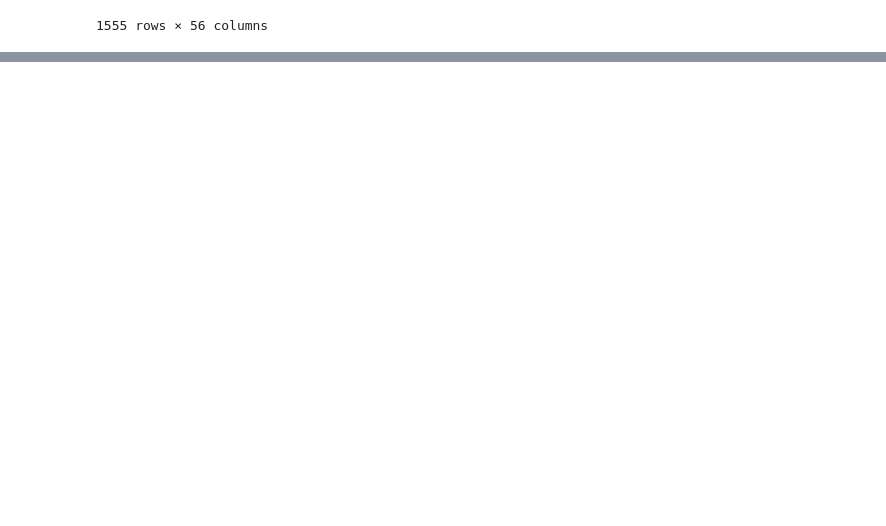
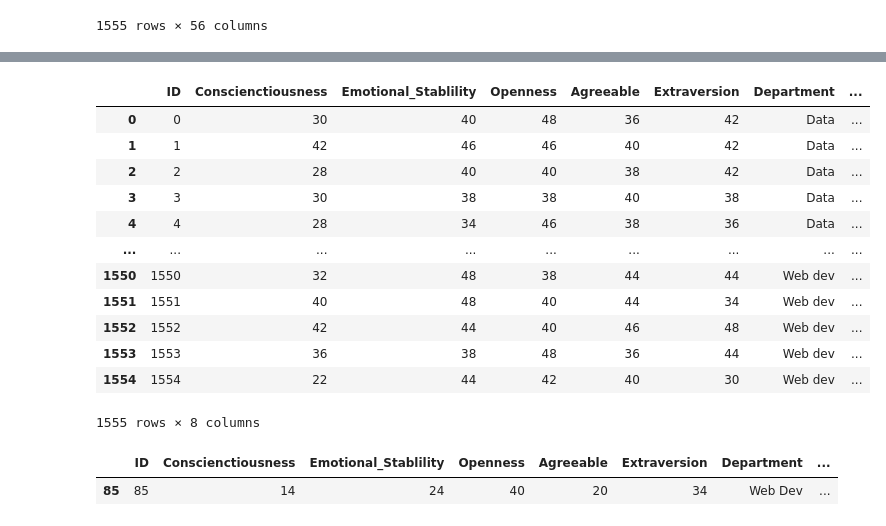
Before and after one commit to YoungerCode/data_wrangling, a Jupyter notebook: data_wrangling_ori.ipynb, the cells around one changed output, grey strips where cells are left out. Drawn from its saved outputs; the diff is of its cells as text; code cells hidden in the pictures; blank space fills up the shorter version.

Commit message:
my data stuff

```diff
--- a/Data wrangling/data_wrangling.ipynb
+++ b/data_wrangling_ori.ipynb
@@ -89,3 +73,9 @@ NameError: name 'openness' is not defined
+# %%
+personality_score_2['Conscienctiousness'] = personality_score_2.apply(lambda row : convertData(row,'1'), axis = 1)
+personality_score_2['Emotional_Stablility'] = personality_score_2.apply(lambda row : convertData(row,'2'), axis = 1)
+personality_score_2['Openness'] = personality_score_2.apply(lambda row : convertData(row,'3'), axis = 1)
+personality_score_2['Agreeable'] = personality_score_2.apply(lambda row : convertData(row,'4'), axis = 1)
+personality_score_2['Extraversion'] = personality_score_2.apply(lambda row : convertData(row,'5'), axis = 1)
 # %%
 personality_score_2
 # %% [output]
@@ -104,0 +97,3 @@ personality_score_2
+# %%
+personality_score_2_merged = pd.merge(personality_score_2,departments, on=None, how='outer')
+personality_score_2_merged.head()
@@ -104,0 +117,2 @@ personality_score_2
+# %%
+Risk_status =pd.DataFrame(personality_score_2_merged[['ID','Conscienctiousness','Emotional_Stablility','Openness','Agreeable','Extraversion','Department']])
@@ -104,0 +135,23 @@ personality_score_2
+# %%
+Risk_status['risk_status'] = np.where(Risk_status['Conscienctiousness']==14, 'high risk', 'low risk')
+# %%
+Risk_status
+# %% [output]
+|  | ID | Conscienctiousness | Emotional_Stablility | Openness | Agreeable | Extraversion | Department | ... |
+| 0 | 0 | 30 | 40 | 48 | 36 | 42 | Data | ... |
+| 1 | 1 | 42 | 46 | 46 | 40 | 42 | Data | ... |
+| 2 | 2 | 28 | 40 | 40 | 38 | 42 | Data | ... |
+| 3 | 3 | 30 | 38 | 38 | 40 | 38 | Data | ... |
+| 4 | 4 | 28 | 34 | 46 | 38 | 36 | Data | ... |
+| ... | ... | ... | ... | ... | ... | ... | ... | ... |
+| 1550 | 1550 | 32 | 48 | 38 | 44 | 44 | Web dev | ... |
+| 1551 | 1551 | 40 | 48 | 40 | 44 | 34 | Web dev | ... |
+| 1552 | 1552 | 42 | 44 | 40 | 46 | 48 | Web dev | ... |
+| 1553 | 1553 | 36 | 38 | 48 | 36 | 44 | Web dev | ... |
+| 1554 | 1554 | 22 | 44 | 42 | 40 | 30 | Web dev | ... |
+1555 rows × 8 columns
+# %%
+Risk_status.loc[85:85 :]
+# %% [output]
+|  | ID | Conscienctiousness | Emotional_Stablility | Openness | Agreeable | Extraversion | Department | ... |
+| 85 | 85 | 14 | 24 | 40 | 20 | 34 | Web Dev | ... |
```
Also changed, not shown: parts of 13 cells of this notebook, 2 other files.
